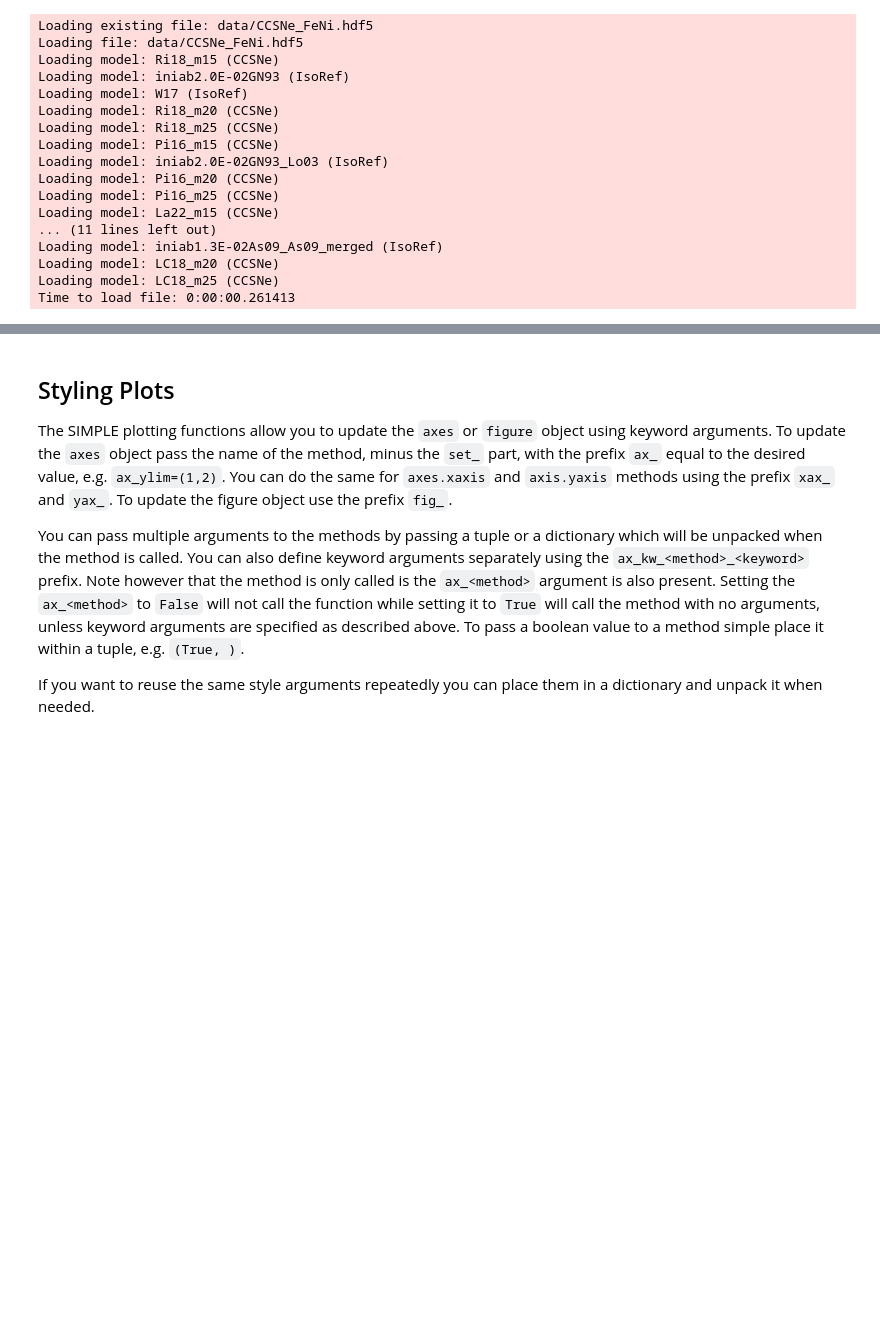
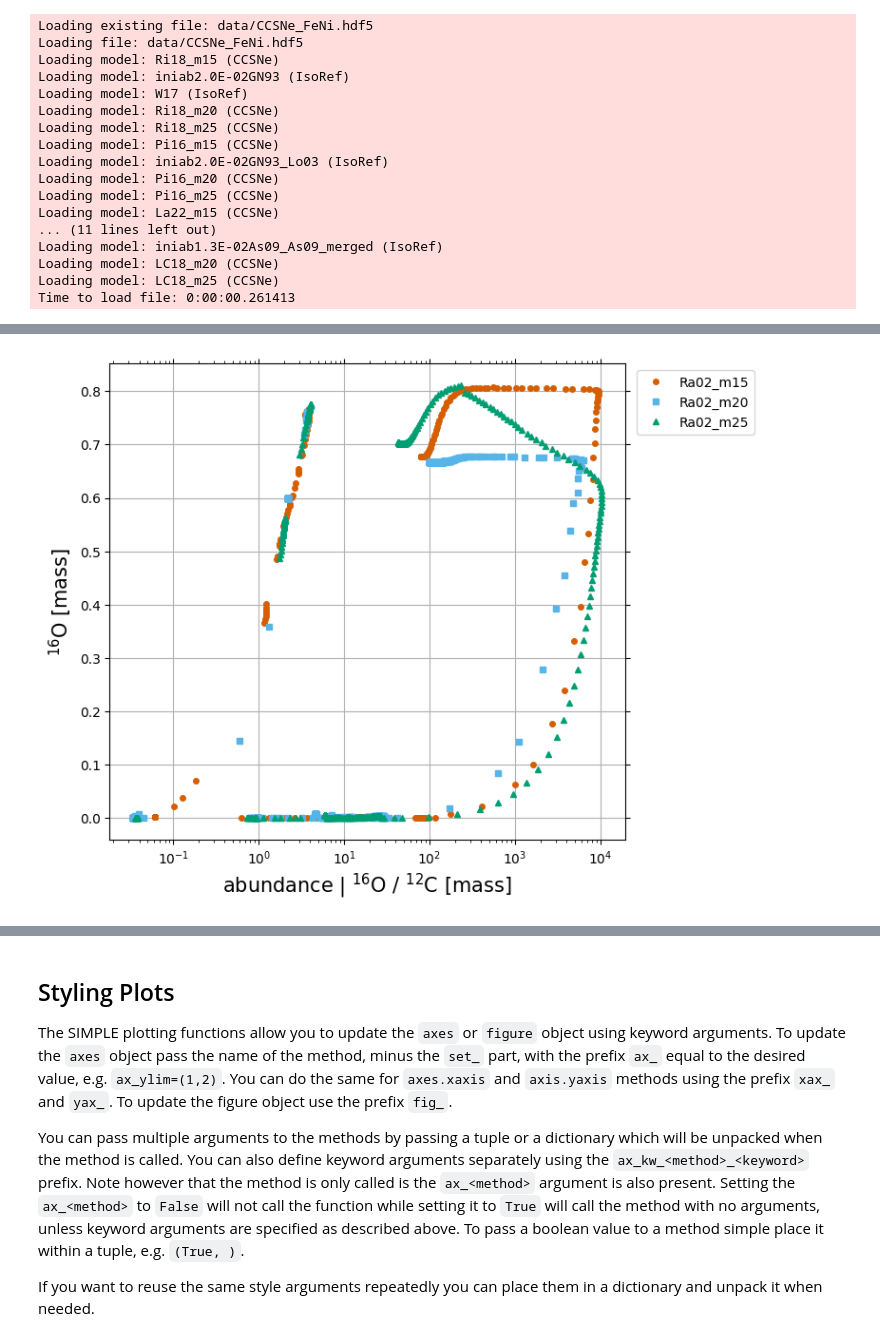
Before and after one commit to mattias-ek/SIMPLE, a Jupyter notebook: notebooks/ccsne_tutorial3.ipynb, the cells around one changed output, grey strips where cells are left out. Drawn from its saved outputs; the diff is of its cells as text; code cells hidden in the pictures; blank space fills up the shorter version.

```diff
--- a/notebooks/ccsne_tutorial3.ipynb
+++ b/notebooks/ccsne_tutorial3.ipynb
@@ -28,0 +34,5 @@ Time to load file: 0:00:00.261413
+# %%
+simple.plot(models, '.abundance[o16/c12]', 'o16', where='.dataset==Ra02',
+            ax_xscale='log', default_attrname='abundance');
+# %% [output]
+[figure, added]
```
Also changed, not shown: parts of 5 cells of this notebook, 3 other files.
